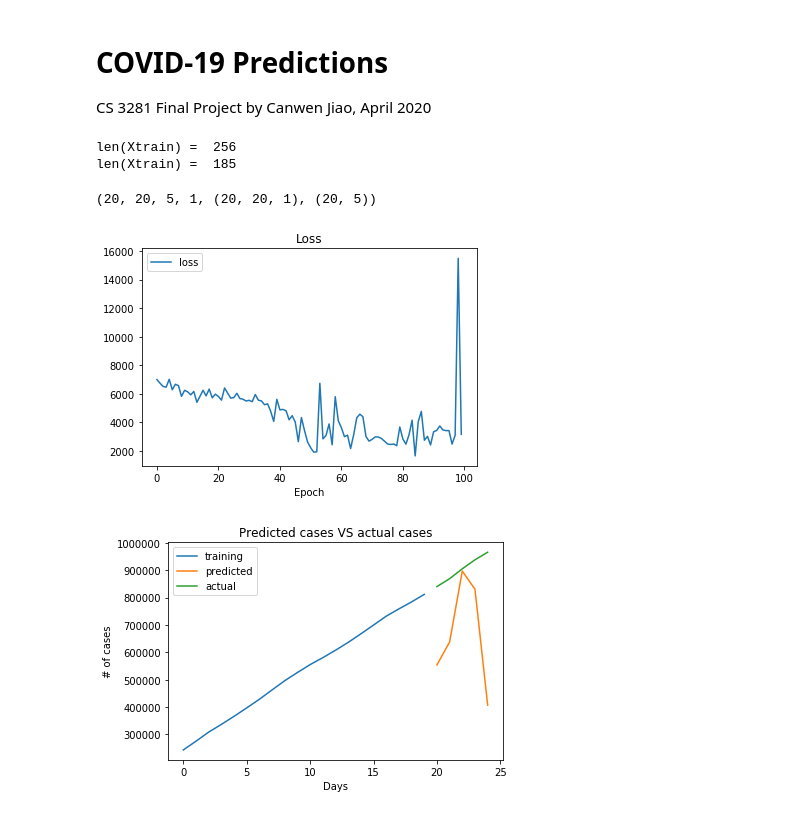
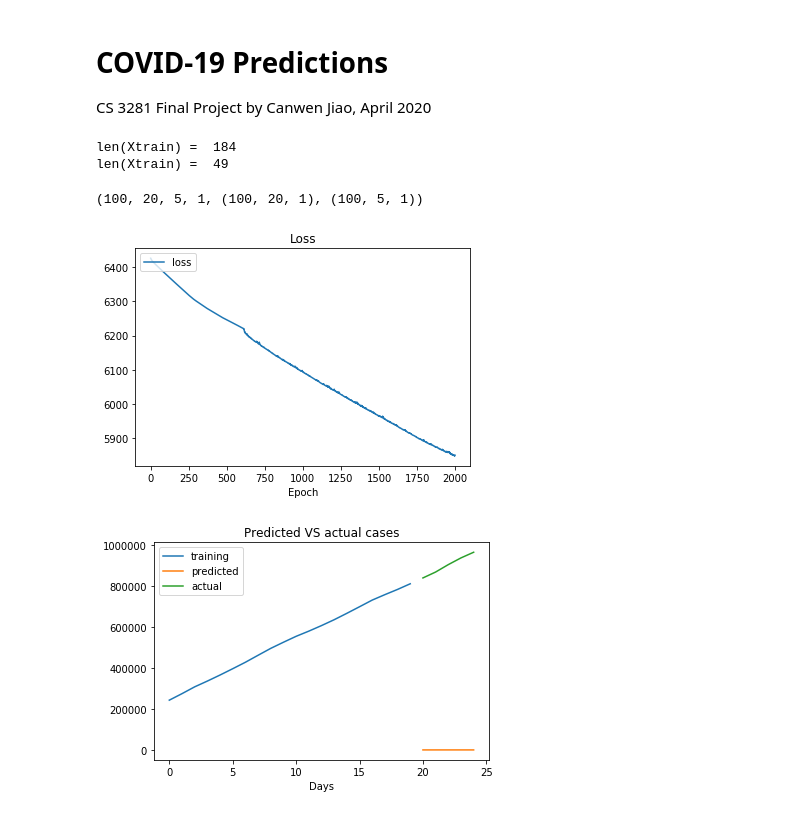
Before and after one commit to JazonJiao/CS-3891-Final-Project, a Jupyter notebook: COVID-19.ipynb, the cells around one changed output. Drawn from its saved outputs; the diff is of its cells as text; code cells hidden in the pictures.

```diff
--- a/COVID-19.ipynb
+++ b/COVID-19.ipynb
@@ -14,8 +14,8 @@ CS 3281 Final Project by Canwen Jiao, April 2020
 import csv
 import numpy as np
 
-n_samples = 20  # how many training samples we wish to obtain (<= 264)
-threshold = 1  # how many cases need to be reached for data to be included
+n_samples = 100  # how many training samples we wish to obtain (<= 264)
+threshold = 100   # how many cases need to be reached for data to be included
 n_steps_in = 20  # how many days of previous values we wish to account for
 n_steps_out = 5  # how many days we wish to predict
 # Note: n_steps_in + n_steps_out <= 87 (= 2020-04-27 - 2020-01-22)
@@ -47,20 +47,20 @@ Xd, yd, Xdt, ydt = read_data('time_series_covid19_deaths_global.csv')   # death
 X = np.array([Xc])
 Xt = np.array([Xct])
 
-n_features = X.shape[0]  # =2
+n_features = X.shape[0]  # =1
 
 # reshape the data so that it could be fed into the LSTM model
 # also normalize the data so that the loss doesn't explode
 X = X.reshape((n_samples, n_steps_in, n_features)) / norm
-yc = yc.reshape((n_samples, n_steps_out)) / norm   # USED FOR: vector output model
-# yc = np.array(yc).reshape((n_samples, n_steps_out, 1)) / norm  # USED FOR: univariate
+# yc = yc.reshape((n_samples, n_steps_out)) / norm   # USED FOR: vector output model
+yc = np.array(yc).reshape((n_samples, n_steps_out, 1)) / norm  # USED FOR: univariate
 Xt = Xt.transpose().reshape((1, n_steps_in, n_features)) / norm
 
 (n_samples, n_steps_in, n_steps_out, n_features, X.shape, yc.shape)
 # %% [output]
-len(Xtrain) =  256
-len(Xtrain) =  185
+len(Xtrain) =  184
+len(Xtrain) =  49
-(20, 20, 5, 1, (20, 20, 1), (20, 5))
+(100, 20, 5, 1, (100, 20, 1), (100, 5, 1))
 # %%
 from numpy import array
 import keras
@@ -72,6 +72,7 @@ from keras.layers import TimeDistributed
 from matplotlib import pyplot as plt
 
 def plot(history):  # Plot training & validation accuracy values
+    #plt.subplot(211)
     plt.plot(history.history['loss'])
     plt.title('Loss')
     plt.xlabel('Epoch')
@@ -81,33 +82,34 @@ def plot(history):  # Plot training & validation accuracy values
 def pred(model):  # predict
     global ycp
     ycp = model.predict(Xt, verbose=0) * norm
+    #plt.subplot(212)
     plt.plot(Xct)
     # plot predictions
     plt.plot([i for i in range(n_steps_in, n_steps_in + n_steps_out)], ycp.reshape(n_steps_out))
     # plot true values
     plt.plot([i for i in range(n_steps_in, n_steps_in + n_steps_out)], yct.reshape(n_steps_out))
-    plt.title('Predicted cases VS actual cases')
-    plt.ylabel('# of cases')
+    plt.title('Predicted VS actual cases')
     plt.xlabel('Days')
+    # plt.ticklabel_format(axis="y", style="sci", scilimits=(0,0))
     plt.legend(['training', 'predicted', 'actual'], loc='upper left')
     plt.show()
 # %%
 # Vector Output Model
 model = Sequential()
-model.add(LSTM(100, activation='relu', return_sequences=True, input_shape=(n_steps_in, n_features)))
-model.add(LSTM(100, activation='relu'))
+model.add(LSTM(100, activation='tanh', return_sequences=True, input_shape=(n_steps_in, n_features)))
+model.add(LSTM(100, activation='tanh'))
 model.add(Dense(n_steps_out))
 adam = keras.optimizers.Adam(learning_rate=0.001, beta_1=0.9, beta_2=0.999, amsgrad=False)
 model.compile(optimizer='adam', loss='mean_absolute_error')
 
 # fit model
-history = model.fit(X, yc, epochs=100, verbose=0)
+history = model.fit(X, yc, epochs=2000, verbose=0)
 
 plot(history)
 pred(model)
 # %% [output]
-[figure, old version]
+[figure, new version]
-[figure, old version]
+[figure, new version]
 # %%
 # univariate multi-step vector-output stacked lstm example
 model = Sequential()
```
Also changed, not shown: parts of 6 cells of this notebook.
